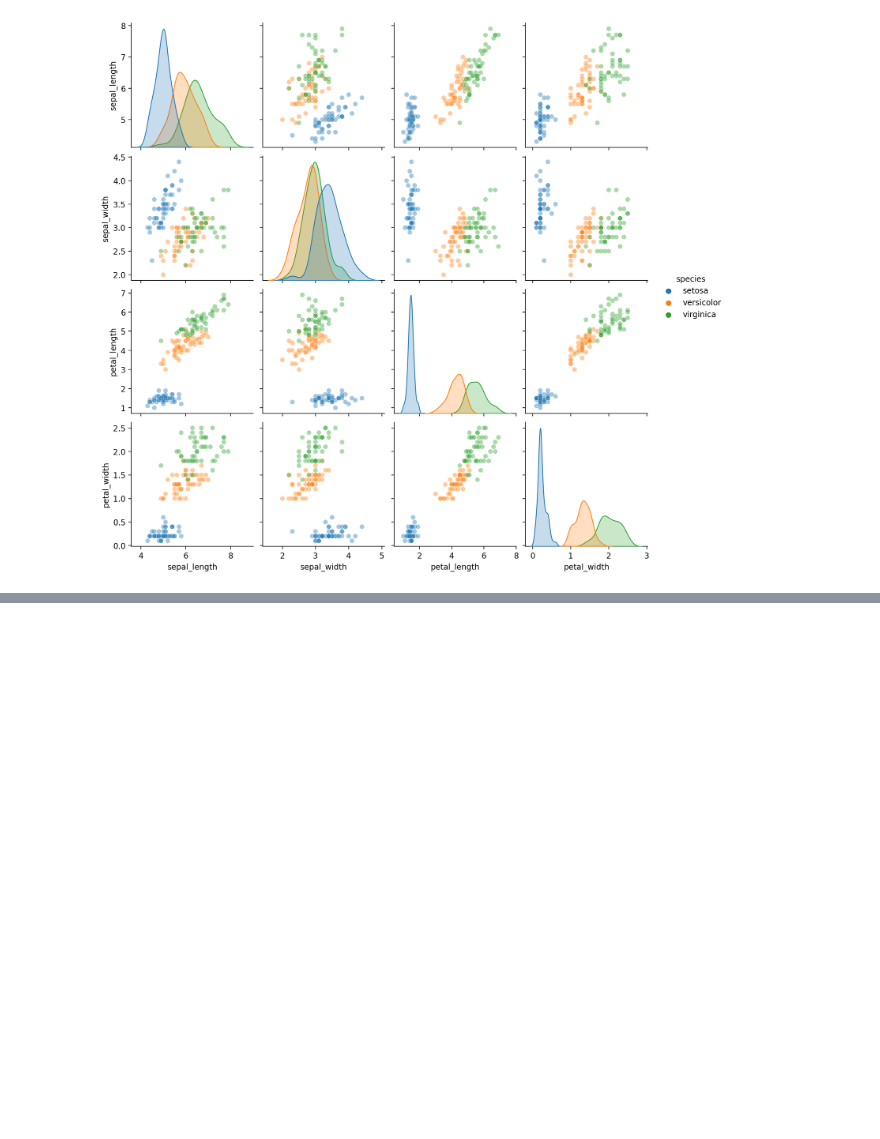
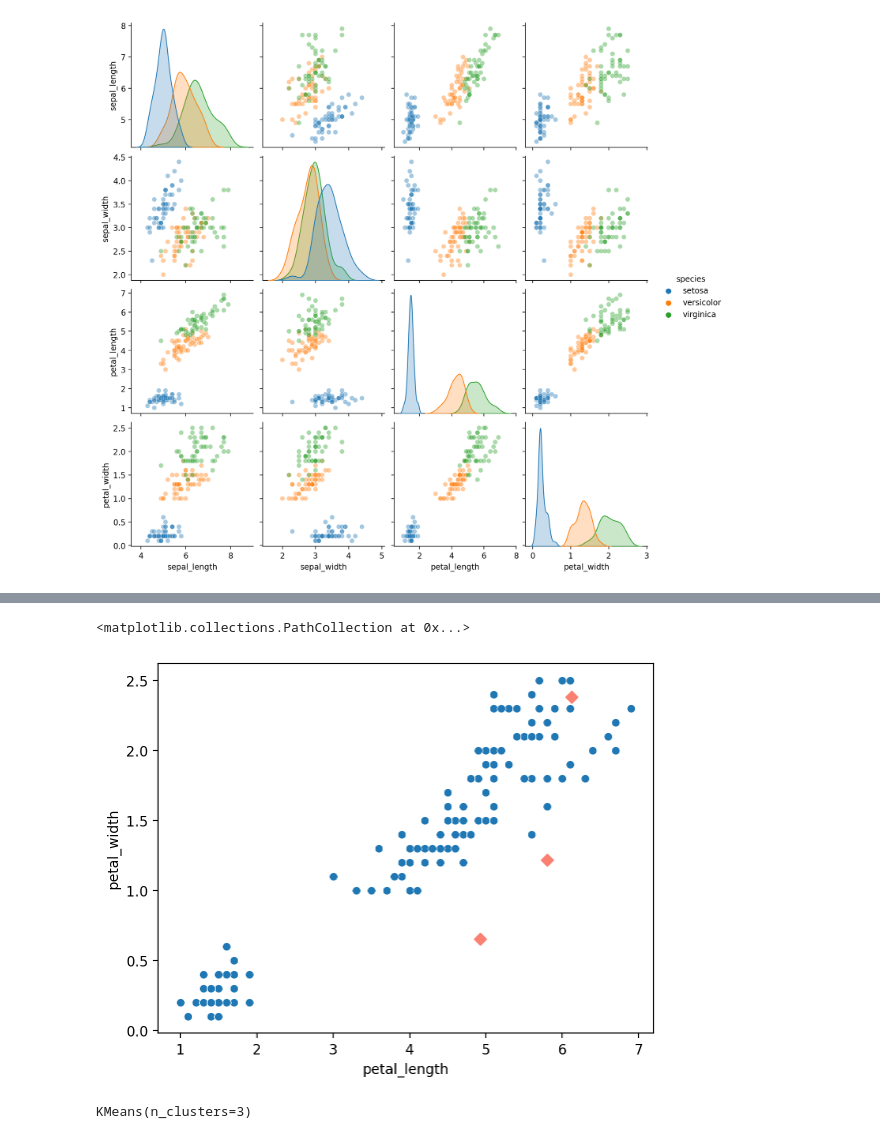
Before and after one commit to pNatTueku/ml_learning_with_ajprasertcbs, a Jupyter notebook: notebooks/kmeans_clustering_concept.ipynb, the cells around one changed output, grey strips where cells are left out. Drawn from its saved outputs; the diff is of its cells as text; code cells hidden in the pictures; blank space fills up the shorter version.

```diff
--- a/notebooks/kmeans_clustering_concept.ipynb
+++ b/notebooks/kmeans_clustering_concept.ipynb
@@ -60,0 +90,6 @@ sns.pairplot(df, vars=['sepal_length', 'sepal_width', 'petal_length', 'petal_wid
+# %%
+sns.scatterplot(data = df, x = 'petal_length', y = 'petal_width')
+plt.scatter(rx, ry, color = 'salmon', marker = 'D')
+# %% [output]
+<matplotlib.collections.PathCollection at 0x...>
+[figure, added]
@@ -60,0 +98,5 @@ sns.pairplot(df, vars=['sepal_length', 'sepal_width', 'petal_length', 'petal_wid
+# %%
+model = KMeans(n_clusters = 3)
+model
+# %% [output]
+KMeans(n_clusters=3)
```
Also changed, not shown: parts of 24 cells of this notebook.
